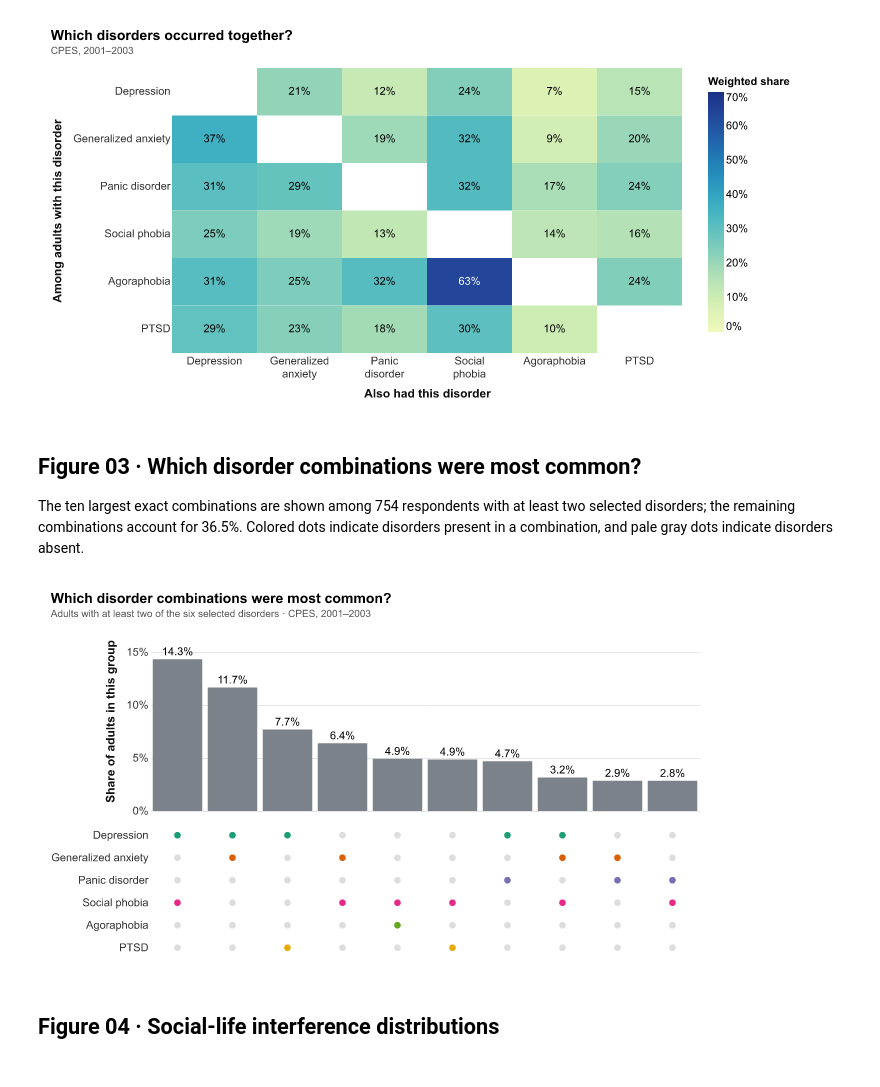
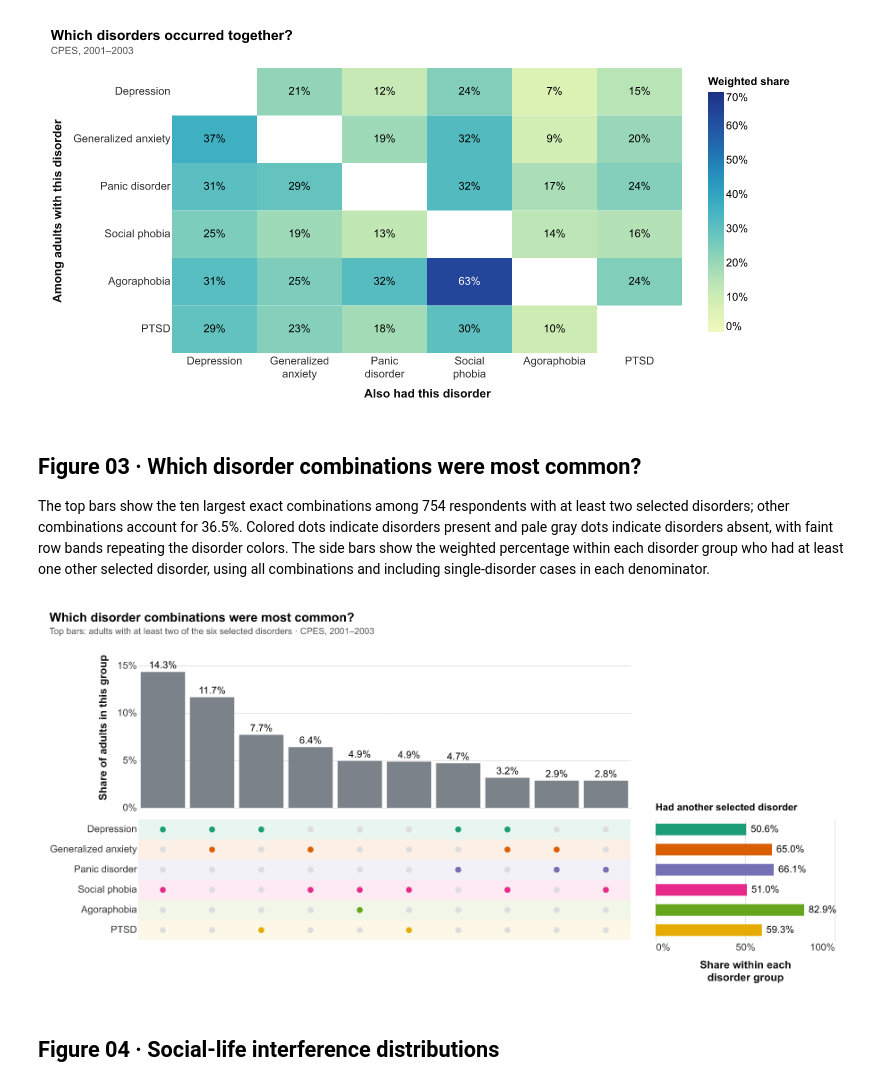
Before and after one commit to judycchen/capp30239-data-visualization_judy-chen, a Jupyter notebook: static-viz-project/milestone2_draft/static-draft.ipynb, the cells around one changed output. Drawn from its saved outputs; the diff is of its cells as text; code cells hidden in the pictures.

Commit message:
Add disorder comorbidity rates beside combination matrix

```diff
--- a/static-viz-project/milestone2_draft/static-draft.ipynb
+++ b/static-viz-project/milestone2_draft/static-draft.ipynb
@@ -304,7 +304,7 @@ save_chart(
 # %% [markdown]
 ## Figure 03 · Which disorder combinations were most common?
 
-The ten largest exact combinations are shown among 754 respondents with at least two selected disorders; the remaining combinations account for 36.5%. Colored dots indicate disorders present in a combination, and pale gray dots indicate disorders absent.
+The top bars show the ten largest exact combinations among 754 respondents with at least two selected disorders; other combinations account for 36.5%. Colored dots indicate disorders present and pale gray dots indicate disorders absent, with faint row bands repeating the disorder colors. The side bars show the weighted percentage within each disorder group who had at least one other selected disorder, using all combinations and including single-disorder cases in each denominator.
 # %%
 # Group the six yes/no columns directly: each group is one exact combination.
 diagnosis_flags = cpes[diagnosis_columns].eq(1).set_axis(DISORDER_LABELS, axis=1)
@@ -320,39 +320,78 @@ top_combinations["share"] = top_combinations["weight"] / combination_weights.sum
 omitted_share = 100 * (1 - top_combinations["share"].sum())
 
 combinations = top_combinations["combination"].tolist()
 combination_df = top_combinations[["combination", "share"]]
 membership_df = top_combinations.melt(
     id_vars="combination", value_vars=DISORDER_LABELS,
     var_name="disorder", value_name="included",
 )
 
-def combinations_chart(bars_df, dots_df):
+# For each disorder, include all its cases and ask who had another selected disorder.
+comorbidity_rows = []
+for disorder in DISORDER_LABELS:
+    cases = diagnosis_flags[disorder]
+    share = np.average(multi.loc[cases], weights=cpes.loc[cases, "NCNLWTLG"])
+    comorbidity_rows.append({"disorder": disorder, "share": float(share)})
+comorbidity_df = pd.DataFrame(comorbidity_rows)
+
+
+def combinations_chart(bars_df, dots_df, rates_df):
     bars = alt.Chart(bars_df).mark_bar(color=NEUTRAL).encode(
         x=alt.X("combination:O", sort=combinations, axis=None),
         y=alt.Y("share:Q", title="Share of adults in this group", axis=alt.Axis(format="%"),
                 scale=alt.Scale(domain=[0, .17])),
     )
     labels = bars.mark_text(dy=-7).encode(text=alt.Text("share:Q", format=".1%"))
+    # Faint bands repeat each disorder's color to help readers follow the rows.
+    row_bands = alt.Chart(pd.DataFrame({"disorder": DISORDER_LABELS})).mark_rect(opacity=.10).encode(
+        x=alt.value(0), x2=alt.value(550),
+        y=alt.Y("disorder:N", sort=DISORDER_LABELS, scale=alt.Scale(domain=DISORDER_LABELS),
+                title=None, axis=alt.Axis(ticks=False, domain=False)),
+        color=alt.Color("disorder:N", scale=DISORDER_SCALE, legend=None),
+    )
     dots = alt.Chart(dots_df).mark_point(filled=True, size=45, opacity=1).encode(
         x=alt.X("combination:O", sort=combinations, axis=None),
         y=alt.Y("disorder:N", sort=DISORDER_LABELS, scale=alt.Scale(domain=DISORDER_LABELS),
                 title=None, axis=alt.Axis(ticks=False, domain=False)),
         color=alt.condition("datum.included",
                             alt.Color("disorder:N", scale=DISORDER_SCALE, legend=None),
                             alt.value("#DDDDDD")),
     )
-    return alt.vconcat(
+    combinations_panel = alt.vconcat(
         (bars + labels).properties(width=550, height=180),
-        dots.properties(width=550, height=135), spacing=8,
+        (row_bands + dots).properties(width=550, height=135), spacing=8,
     ).resolve_scale(x="shared")
+
+    # The side bars use all cases of each disorder, including single-disorder cases.
+    rate_base = alt.Chart(rates_df).encode(
+        y=alt.Y("disorder:N", sort=DISORDER_LABELS, scale=alt.Scale(domain=DISORDER_LABELS),
+                axis=None, title=None),
+        x=alt.X("share:Q", title=["Share within each", "disorder group"],
+                scale=alt.Scale(domain=[0, 1], nice=False),
+                axis=alt.Axis(format="%", values=[0, .5, 1])),
+    )
+    rate_bars = rate_base.mark_bar(size=13).encode(
+        color=alt.Color("disorder:N", scale=DISORDER_SCALE, legend=None),
+    )
+    rate_labels = rate_base.mark_text(align="left", dx=5).encode(
+        text=alt.Text("share:Q", format=".1%"),
+    )
+    # Reserve the upper space so the side bars line up with the dot-matrix rows.
+    side_heading = alt.Chart(pd.DataFrame({"label": ["Had another selected disorder"]})).mark_text(
+        align="left", baseline="bottom", fontSize=11, fontWeight="bold",
+    ).encode(x=alt.value(0), y=alt.value(185), text="label:N").properties(width=200, height=185)
+    rates_panel = alt.vconcat(
+        side_heading, (rate_bars + rate_labels).properties(width=200, height=135), spacing=8,
+    )
+    return alt.hconcat(combinations_panel, rates_panel, spacing=28)
 
 
 save_chart(
-    combinations_chart(combination_df, membership_df), "03_upset.png", "Which disorder combinations were most common?",
-    ["Adults with at least two of the six selected disorders · " + CPES_SOURCE],
+    combinations_chart(combination_df, membership_df, comorbidity_df), "03_upset.png", "Which disorder combinations were most common?",
+    ["Top bars: adults with at least two of the six selected disorders · " + CPES_SOURCE],
 )
 # %% [output]
-[figure, old version]
+[figure, new version]
 # %% [markdown]
 ## Figure 04 · Social-life interference distributions
 # %%
```
Also changed, not shown: 3 other files.
